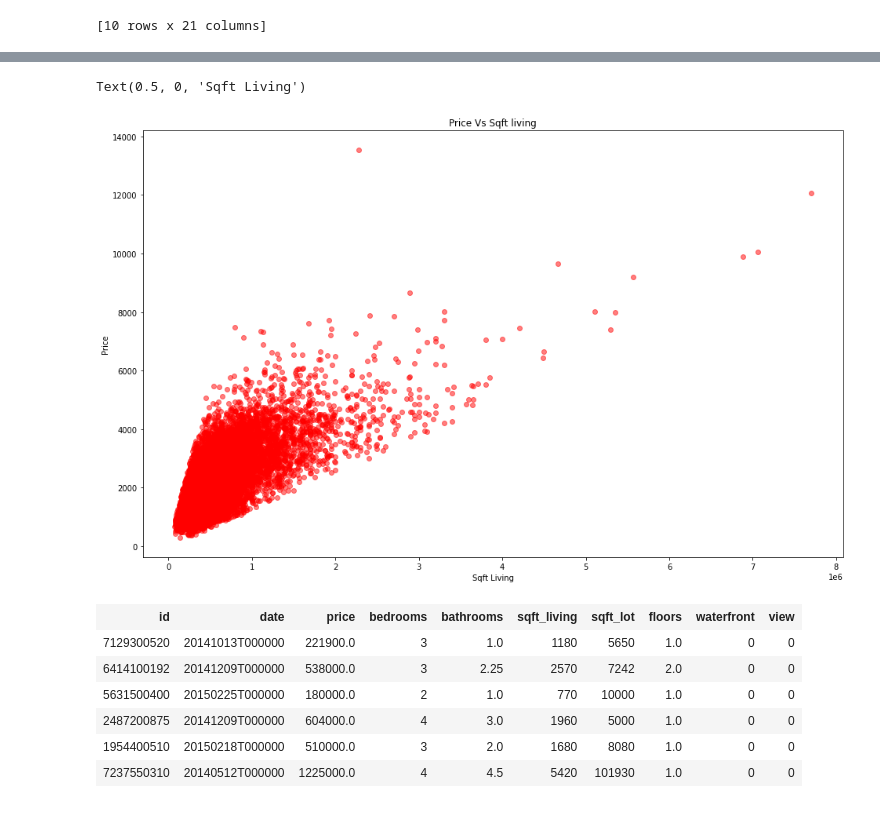
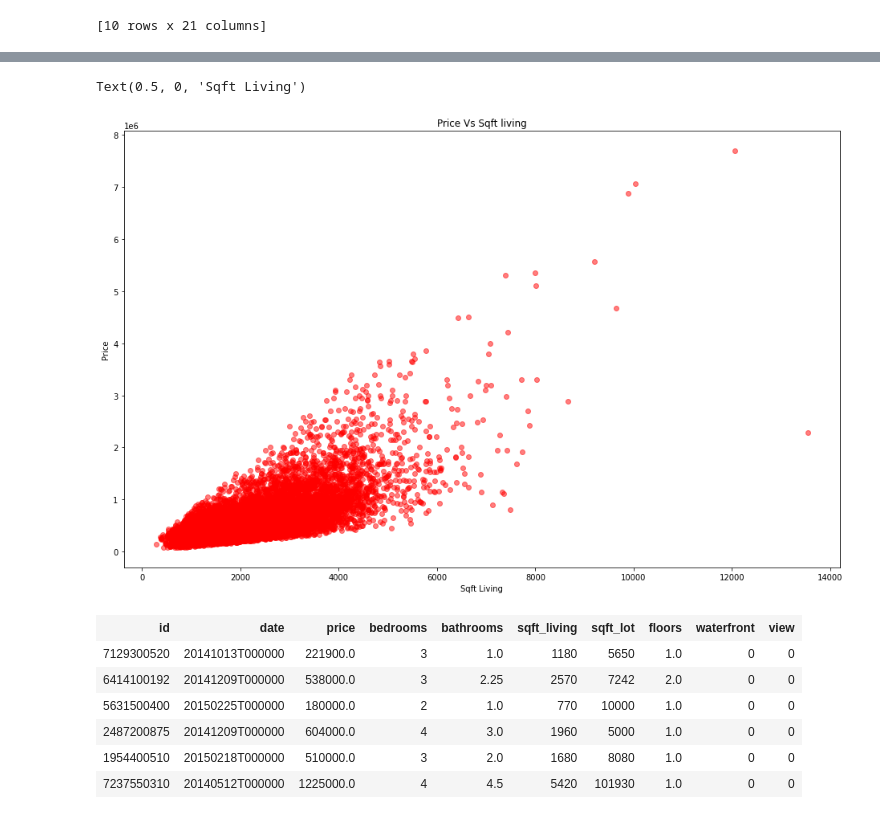
Before and after one commit to shyamjith94/Machine-Learning-Regression, a Jupyter notebook: SimpleLinearReression.ipynb, the cells around one changed output, grey strips where cells are left out. Drawn from its saved outputs; the diff is of its cells as text; code cells hidden in the pictures.

```diff
--- a/SimpleLinearReression.ipynb
+++ b/SimpleLinearReression.ipynb
@@ -141,12 +142,12 @@ data.column_names()
 # %%
 plt.figure(figsize=(16,10))
 plt.title("Price Vs Sqft living")
-plt.scatter(data["price"], data["sqft_living"], c="red", alpha=0.5)
+plt.scatter(y=data["price"], x=data["sqft_living"], c="red", alpha=0.5)
 plt.ylabel("Price")
 plt.xlabel("Sqft Living")
 # %% [output]
 Text(0.5, 0, 'Sqft Living')
-[figure, old version]
+[figure, new version]
 # %%
 def linear_regression(inputs:tc.SFrame, outputs:tc.SFrame):
     """
```
Also changed, not shown: parts of 2 cells of this notebook.
